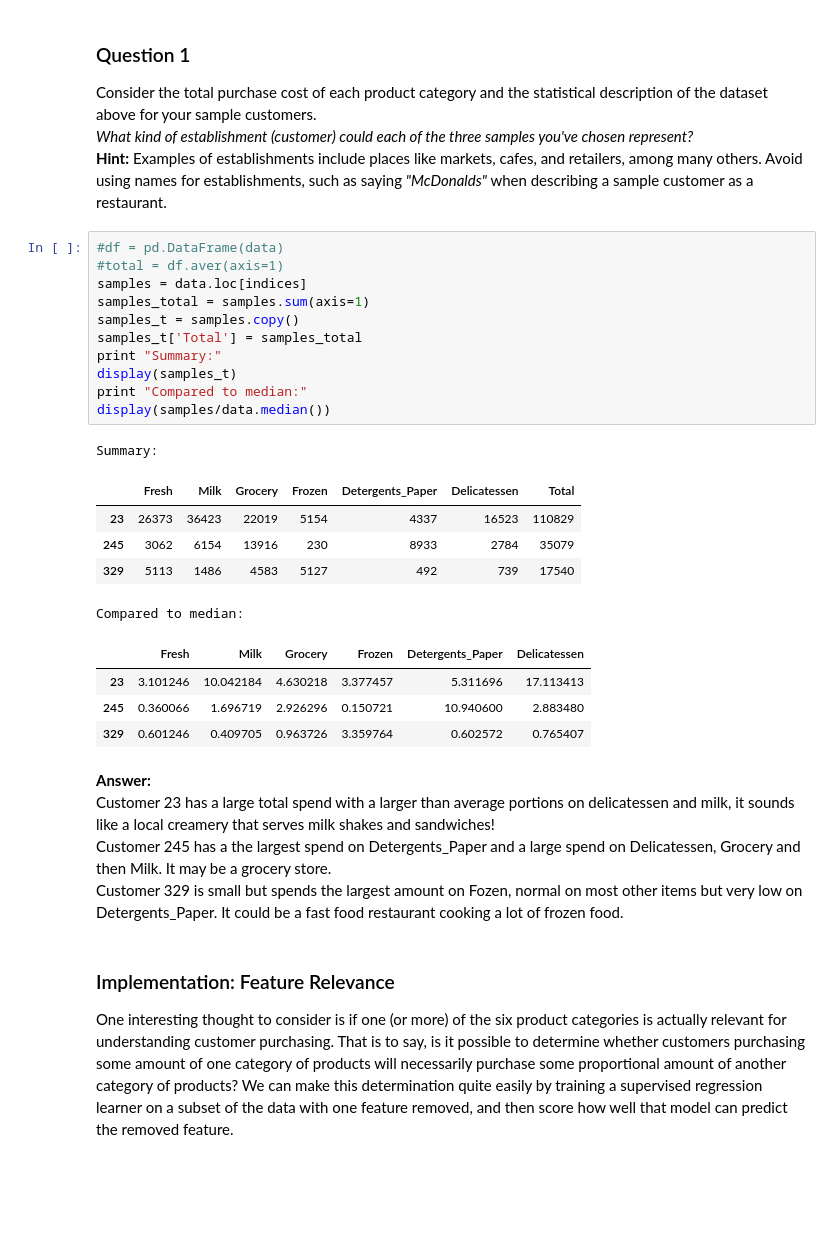
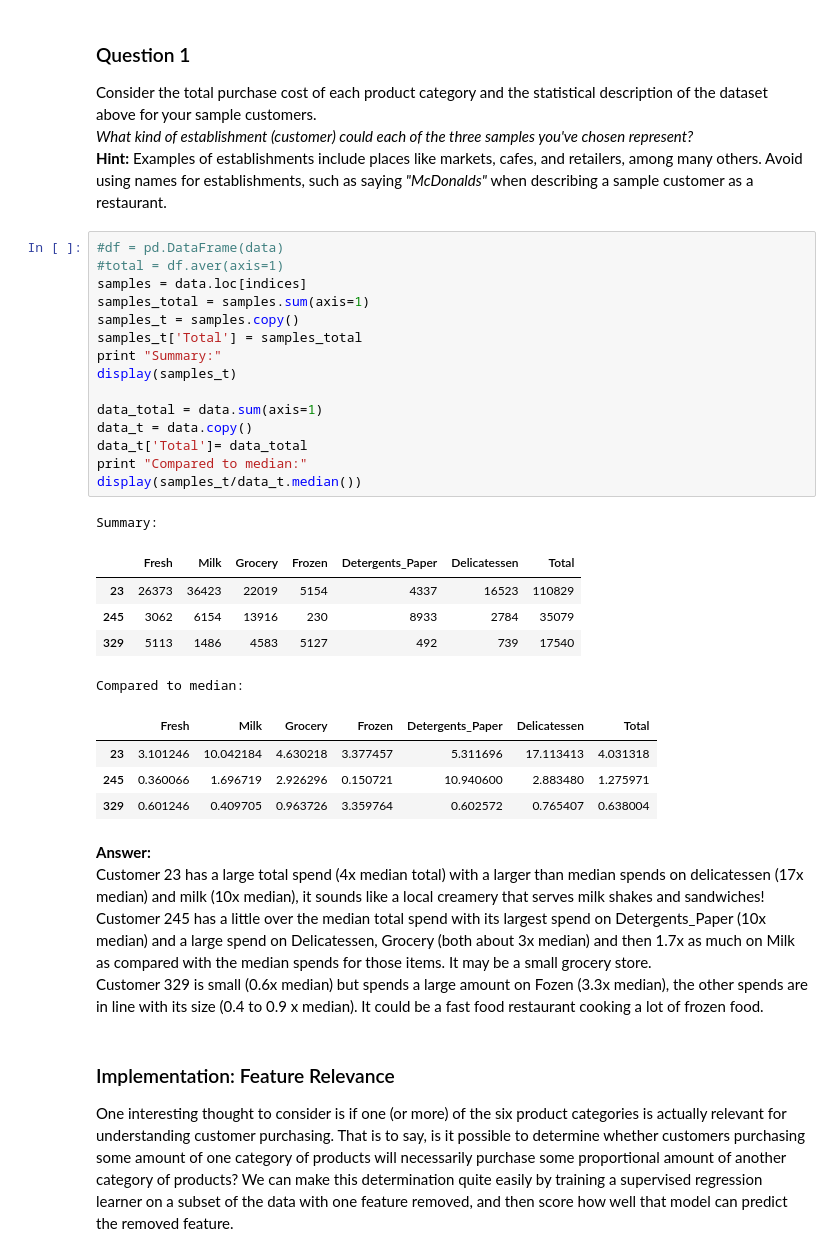
Before and after one commit to BrianCJohnson/Machine-Learning, a Jupyter notebook: projects/creating_customer_segments/customer_segments.ipynb, the cells around one changed output. Saved outputs shown, nothing was run; the diff lists cells and outputs as text; blank space fills up the shorter version.

Commit message:
Uploaded new versions of mini-project results
Uploaded new versions of Uploaded new versions: customer_segments.ipynb and report.html

```diff
--- a/projects/creating_customer_segments/customer_segments.ipynb
+++ b/projects/creating_customer_segments/customer_segments.ipynb
@@ -78,30 +78,34 @@ Consider the total purchase cost of each product category and the statistical de
 # %%
 #df = pd.DataFrame(data)
 #total = df.aver(axis=1)
 samples = data.loc[indices]
 samples_total = samples.sum(axis=1)
 samples_t = samples.copy()
 samples_t['Total'] = samples_total
 print "Summary:"
 display(samples_t)
+
+data_total = data.sum(axis=1)
+data_t = data.copy()
+data_t['Total']= data_total
 print "Compared to median:"
-display(samples/data.median())
+display(samples_t/data_t.median())
 # %% [output]
 Summary:
 |  | Fresh | Milk | Grocery | Frozen | Detergents_Paper | Delicatessen | Total |
 | 23 | 26373 | 36423 | 22019 | 5154 | 4337 | 16523 | 110829 |
 | 245 | 3062 | 6154 | 13916 | 230 | 8933 | 2784 | 35079 |
 | 329 | 5113 | 1486 | 4583 | 5127 | 492 | 739 | 17540 |
 Compared to median:
-|  | Fresh | Milk | Grocery | Frozen | Detergents_Paper | Delicatessen |
-| 23 | 3.101246 | 10.042184 | 4.630218 | 3.377457 | 5.311696 | 17.113413 |
-| 245 | 0.360066 | 1.696719 | 2.926296 | 0.150721 | 10.940600 | 2.883480 |
-| 329 | 0.601246 | 0.409705 | 0.963726 | 3.359764 | 0.602572 | 0.765407 |
+|  | Fresh | Milk | Grocery | Frozen | Detergents_Paper | Delicatessen | Total |
+| 23 | 3.101246 | 10.042184 | 4.630218 | 3.377457 | 5.311696 | 17.113413 | 4.031318 |
+| 245 | 0.360066 | 1.696719 | 2.926296 | 0.150721 | 10.940600 | 2.883480 | 1.275971 |
+| 329 | 0.601246 | 0.409705 | 0.963726 | 3.359764 | 0.602572 | 0.765407 | 0.638004 |
 # %% [markdown]
 **Answer:**
-<br>Customer 23 has a large total spend with a larger than average portions on delicatessen and milk, it sounds like a local creamery that serves milk shakes and sandwiches!
-<br>Customer 245 has a the largest spend on Detergents_Paper and a large spend on Delicatessen, Grocery and then Milk. It may be a grocery store.
-<br>Customer 329 is small but spends the largest amount on Fozen, normal on most other items but very low on Detergents_Paper. It could be a fast food restaurant cooking a lot of frozen food.
+<br>Customer 23 has a large total spend (4x median total) with a larger than median spends on delicatessen (17x median) and milk (10x median), it sounds like a local creamery that serves milk shakes and sandwiches!
+<br>Customer 245 has a little over the median total spend with its largest spend on Detergents_Paper (10x median) and a large spend on Delicatessen, Grocery (both about 3x median) and then 1.7x as much on Milk as compared with the median spends for those items. It may be a small grocery store.
+<br>Customer 329 is small (0.6x median) but spends a large amount on Fozen (3.3x median), the other spends are in line with its size (0.4 to 0.9 x median). It could be a fast food restaurant cooking a lot of frozen food.
 # %% [markdown]
 ### Implementation: Feature Relevance
 One interesting thought to consider is if one (or more) of the six product categories is actually relevant for understanding customer purchasing. That is to say, is it possible to determine whether customers purchasing some amount of one category of products will necessarily purchase some proportional amount of another category of products? We can make this determination quite easily by training a supervised regression learner on a subset of the data with one feature removed, and then score how well that model can predict the removed feature.
```
Also changed, not shown: parts of 5 cells of this notebook, 1 other file.
